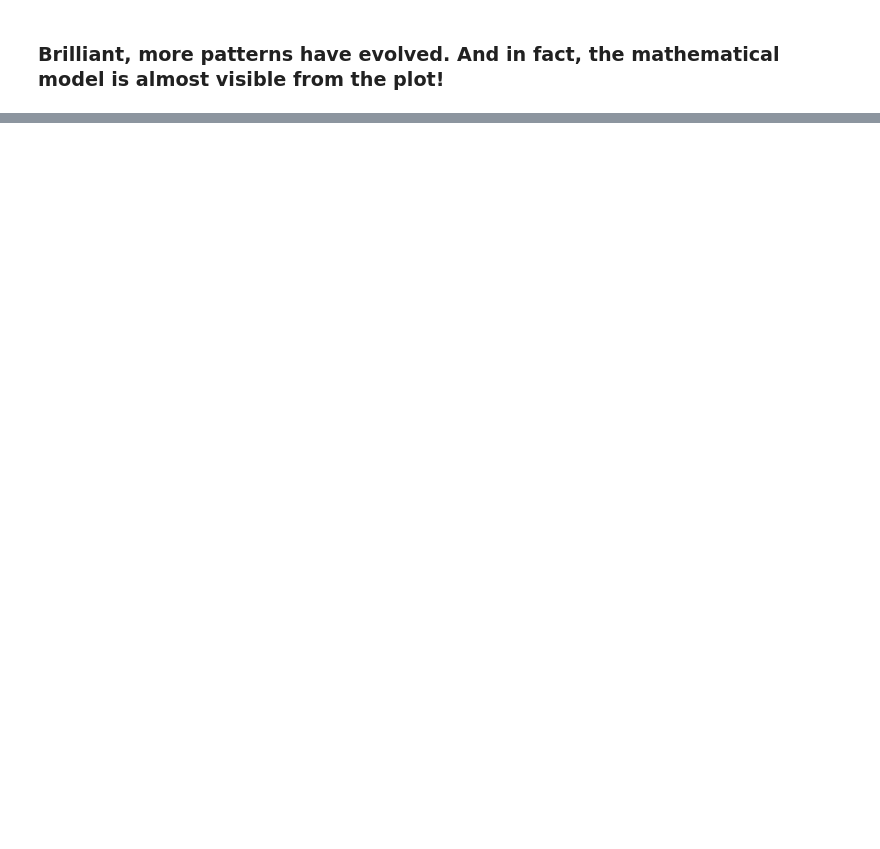
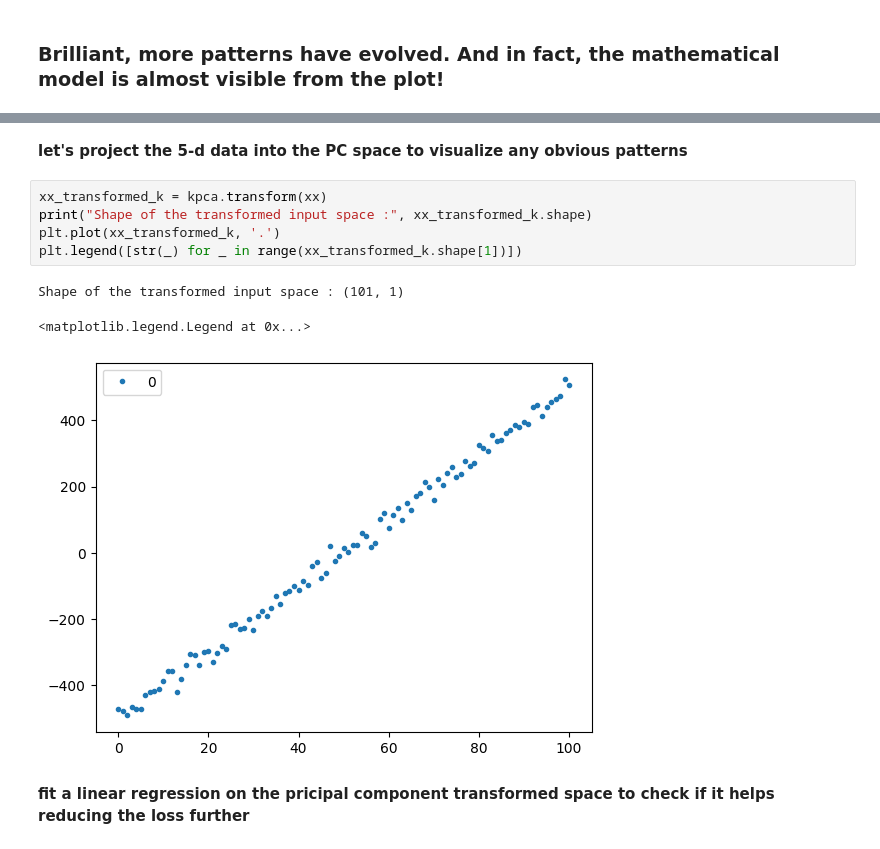
Before and after one commit to sudarsun/DA5401-2024, a Jupyter notebook: Assignment3-Solution.ipynb, the cells around one changed output, grey strips where cells are left out. Cells and saved outputs as stored; diff of their text form; blank space fills up the shorter version.

```diff
--- a/Assignment3-Solution.ipynb
+++ b/Assignment3-Solution.ipynb
@@ -122,0 +189,13 @@ sb.pairplot(df)
+# %% [markdown]
+__let's project the 5-d data into the PC space to visualize any obvious patterns__
+# %%
+xx_transformed_k = kpca.transform(xx)
+print("Shape of the transformed input space :", xx_transformed_k.shape)
+plt.plot(xx_transformed_k, '.')
+plt.legend([str(_) for _ in range(xx_transformed_k.shape[1])])
+# %% [output]
+Shape of the transformed input space : (101, 1)
+<matplotlib.legend.Legend at 0x...>
+[figure, added]
+# %% [markdown]
+__fit a linear regression on the pricipal component transformed space to check if it helps reducing the loss further__
```
Also changed, not shown: parts of 19 cells of this notebook, 1 other file.
